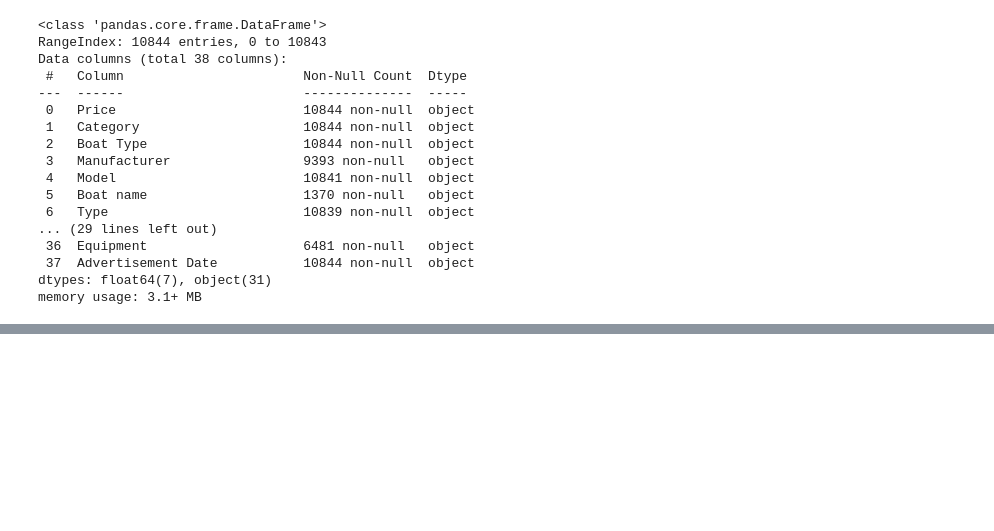
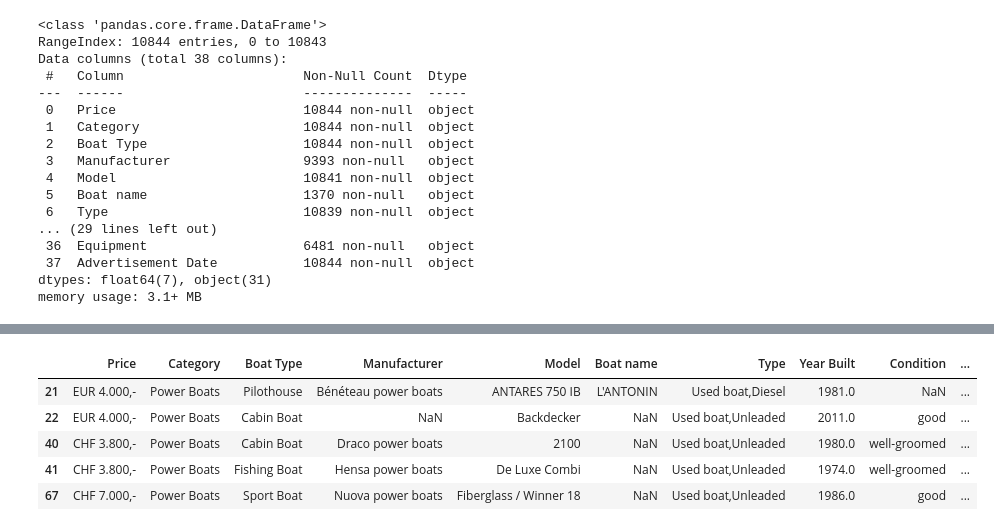
Before and after one commit to maxOVF/OVFAcademy, a Jupyter notebook: Untitled1.ipynb, the cells around one changed output, grey strips where cells are left out. Drawn from its saved outputs; the diff is of its cells as text; code cells hidden in the pictures; blank space fills up the shorter version.

```diff
--- a/Untitled1.ipynb
+++ b/Untitled1.ipynb
@@ -195,0 +346,10 @@ memory usage: 3.1+ MB
+# %%
+# Same as:
+df[((df['Year Built'] <= 2001) | (df['Year Built'] >= 2011)) & (df['Number of Cabins'] <= 2)].head()
+# %% [output]
+|  | Price | Category | Boat Type | Manufacturer | Model | Boat name | Type | Year Built | Condition | ... |
+| 21 | EUR 4.000,- | Power Boats | Pilothouse | Bénéteau power boats | ANTARES 750 IB | L'ANTONIN | Used boat,Diesel | 1981.0 | NaN | ... |
+| 22 | EUR 4.000,- | Power Boats | Cabin Boat | NaN | Backdecker | NaN | Used boat,Unleaded | 2011.0 | good | ... |
+| 40 | CHF 3.800,- | Power Boats | Cabin Boat | Draco power boats | 2100 | NaN | Used boat,Unleaded | 1980.0 | well-groomed | ... |
+| 41 | CHF 3.800,- | Power Boats | Fishing Boat | Hensa power boats | De Luxe Combi | NaN | Used boat,Unleaded | 1974.0 | well-groomed | ... |
+| 67 | CHF 7.000,- | Power Boats | Sport Boat | Nuova power boats | Fiberglass / Winner 18 | NaN | Used boat,Unleaded | 1986.0 | good | ... |
```
Also changed, not shown: parts of 31 cells of this notebook.
